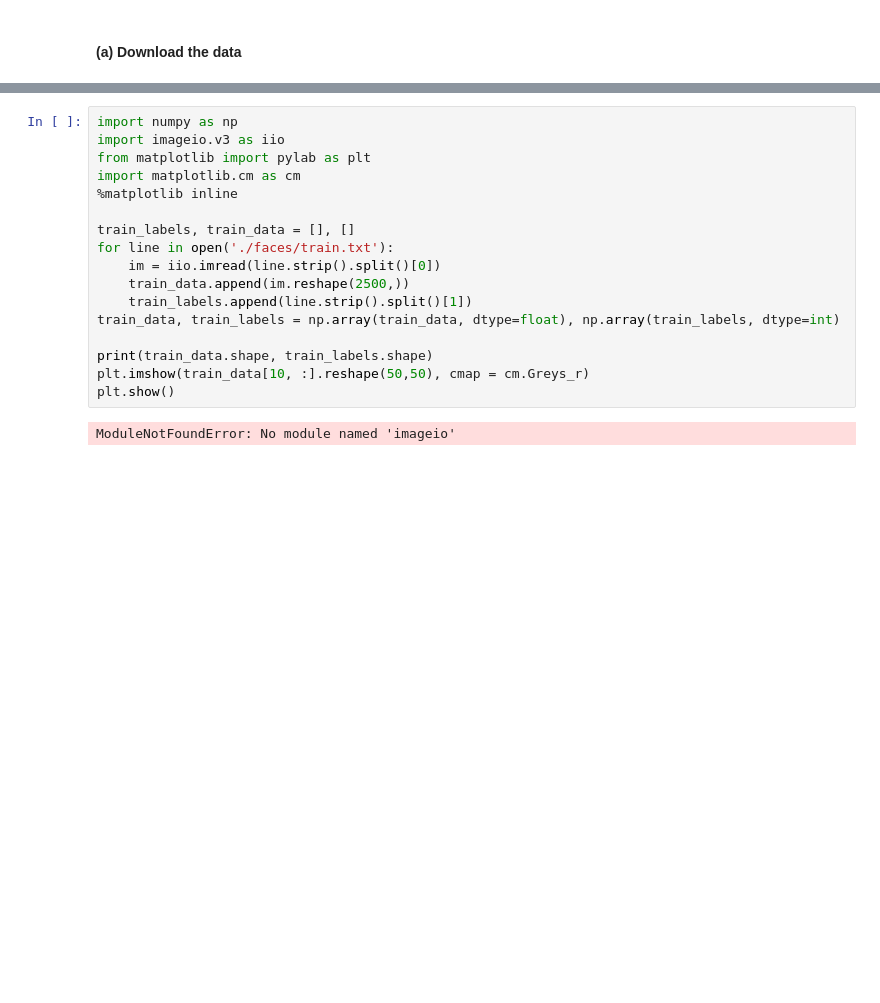
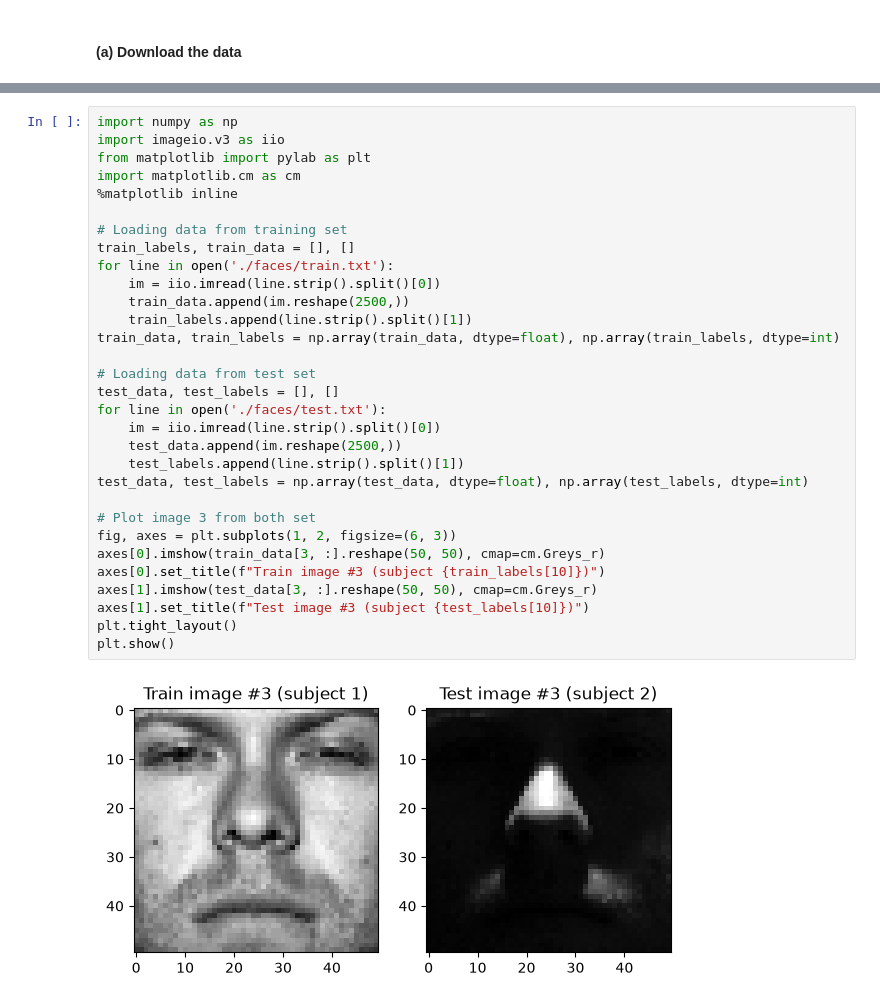
Before and after one commit to rachichi/CornellTech2026_AppliedMachineLearning, a Jupyter notebook: Homework 3/AppliedMachineLearning_Homework3_RachelLiu.ipynb, the cells around one changed output, grey strips where cells are left out. Cells and saved outputs as stored; diff of their text form; blank space fills up the shorter version.

```diff
--- a/Homework 3/AppliedMachineLearning_Homework3_RachelLiu.ipynb
+++ b/Homework 3/AppliedMachineLearning_Homework3_RachelLiu.ipynb
@@ -39,19 +59,33 @@ test.txt shape: (99, 2)
 # %%
 import numpy as np
 import imageio.v3 as iio
 from matplotlib import pylab as plt
 import matplotlib.cm as cm
 %matplotlib inline
 
+# Loading data from training set
 train_labels, train_data = [], []
 for line in open('./faces/train.txt'):
     im = iio.imread(line.strip().split()[0])
     train_data.append(im.reshape(2500,))
     train_labels.append(line.strip().split()[1])
 train_data, train_labels = np.array(train_data, dtype=float), np.array(train_labels, dtype=int)
 
-print(train_data.shape, train_labels.shape)
-plt.imshow(train_data[10, :].reshape(50,50), cmap = cm.Greys_r)
+# Loading data from test set
+test_data, test_labels = [], []
+for line in open('./faces/test.txt'):
+    im = iio.imread(line.strip().split()[0])
+    test_data.append(im.reshape(2500,))
+    test_labels.append(line.strip().split()[1])
+test_data, test_labels = np.array(test_data, dtype=float), np.array(test_labels, dtype=int)
+
+# Plot image 3 from both set
+fig, axes = plt.subplots(1, 2, figsize=(6, 3))
+axes[0].imshow(train_data[3, :].reshape(50, 50), cmap=cm.Greys_r)
+axes[0].set_title(f"Train image #3 (subject {train_labels[10]})")
+axes[1].imshow(test_data[3, :].reshape(50, 50), cmap=cm.Greys_r)
+axes[1].set_title(f"Test image #3 (subject {test_labels[10]})")
+plt.tight_layout()
 plt.show()
 # %% [output]
-ModuleNotFoundError: No module named 'imageio'
+[figure, added]
```
Also changed, not shown: parts of 32 cells of this notebook, 8 other files.
